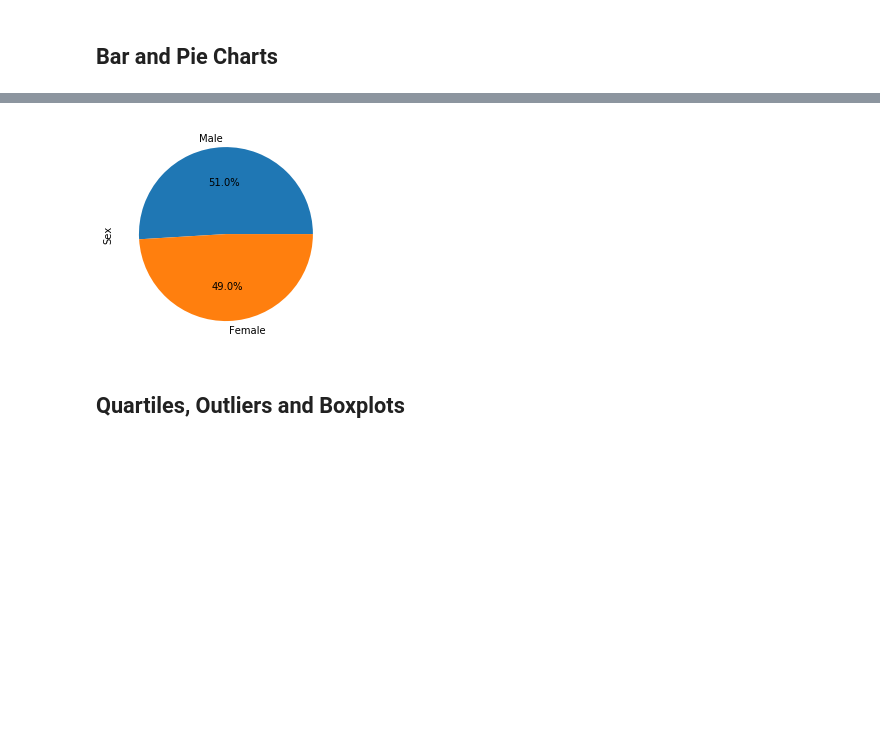
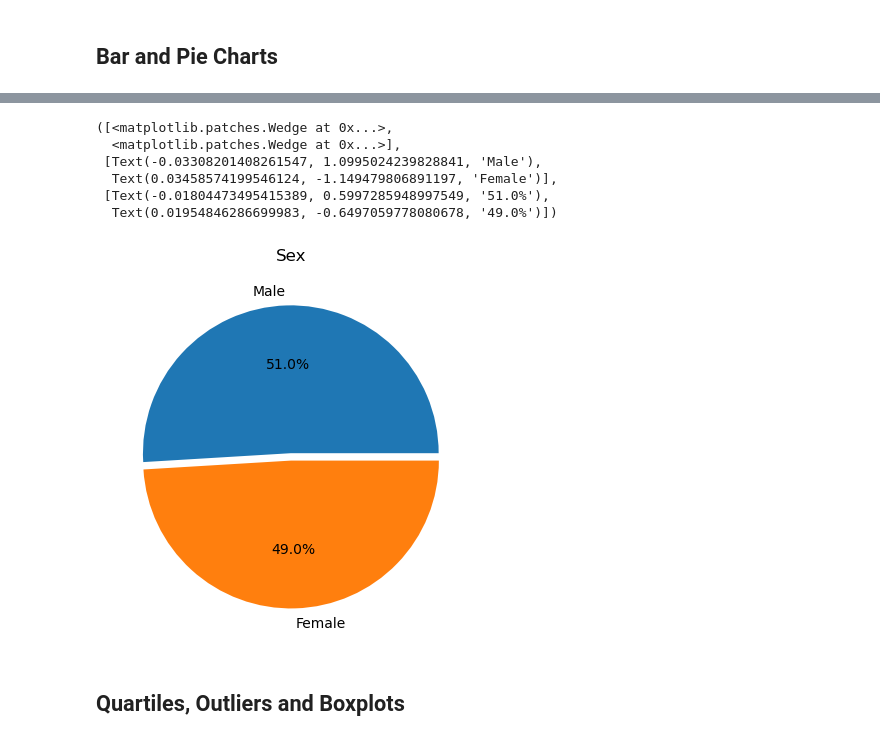
Before and after one commit to bmropp08/matplotlib, a Jupyter notebook: pymaceuticals.ipynb, the cells around one changed output, grey strips where cells are left out. Saved outputs shown, nothing was run; the diff lists cells and outputs as text; code cells hidden in the pictures; blank space fills up the shorter version.

```diff
--- a/pymaceuticals.ipynb
+++ b/pymaceuticals.ipynb
@@ -153,7 +207,20 @@ tumor_volume_df
 # %%
 # Generate a pie plot showing the distribution of female versus male mice using pyplot
+#sex = new_df["Sex"].value_counts()
+#sex
+gender = ["Male","Female"]
+count_gender = [958, 922]
+explode = (0,0.05)
+plt.title("Sex")
+plt.pie(count_gender, explode=explode, labels=gender, autopct="%1.1f%%")
 # %% [output]
+([<matplotlib.patches.Wedge at 0x...>,
+  <matplotlib.patches.Wedge at 0x...>],
+ [Text(-0.03308201408261547, 1.0995024239828841, 'Male'),
+  Text(0.03458574199546124, -1.149479806891197, 'Female')],
+ [Text(-0.01804473495415389, 0.5997285948997549, '51.0%'),
+  Text(0.01954846286699983, -0.6497059778080678, '49.0%')])
-[figure, old version]
+[figure, new version]
 # %% [markdown]
 ## Quartiles, Outliers and Boxplots
 # %%
```
Also changed, not shown: parts of 17 cells of this notebook.
